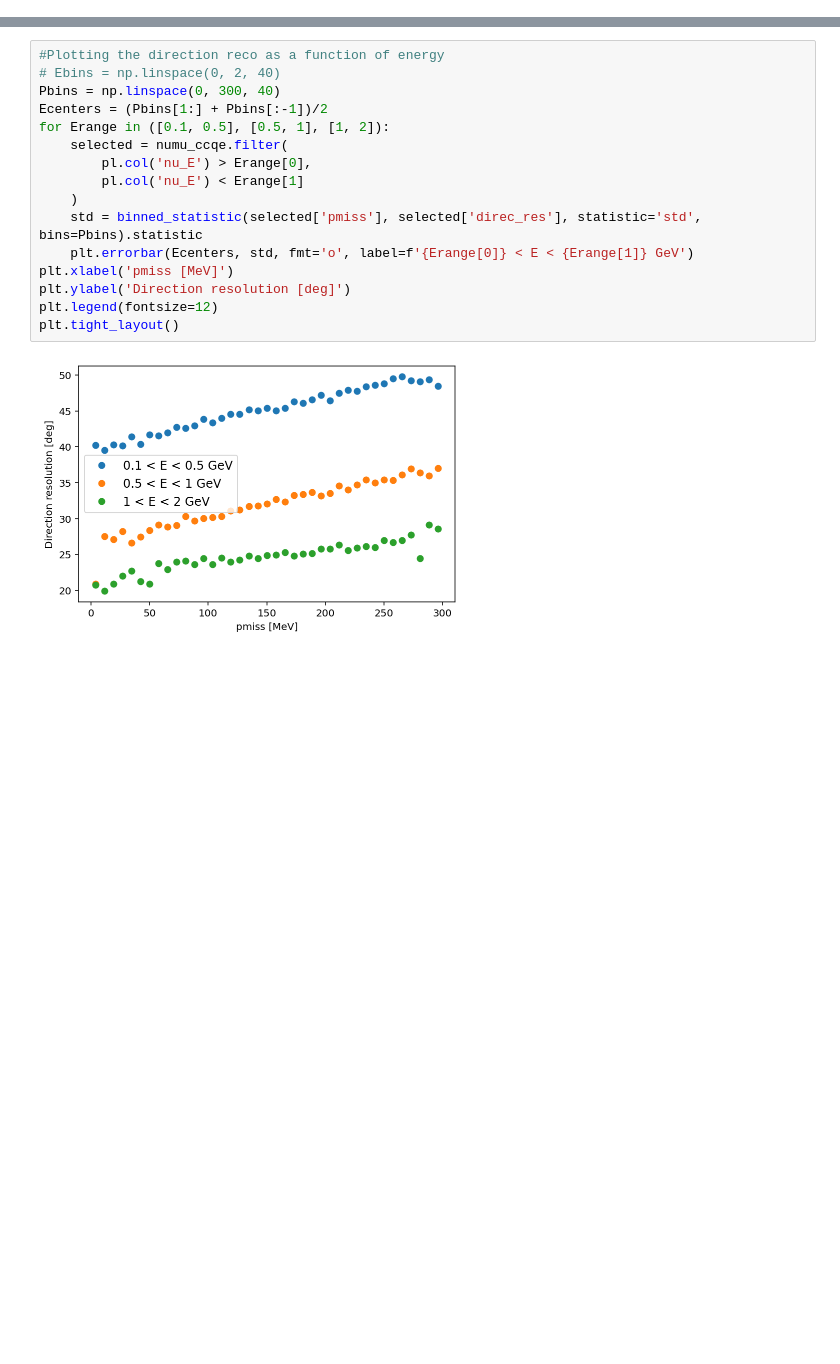
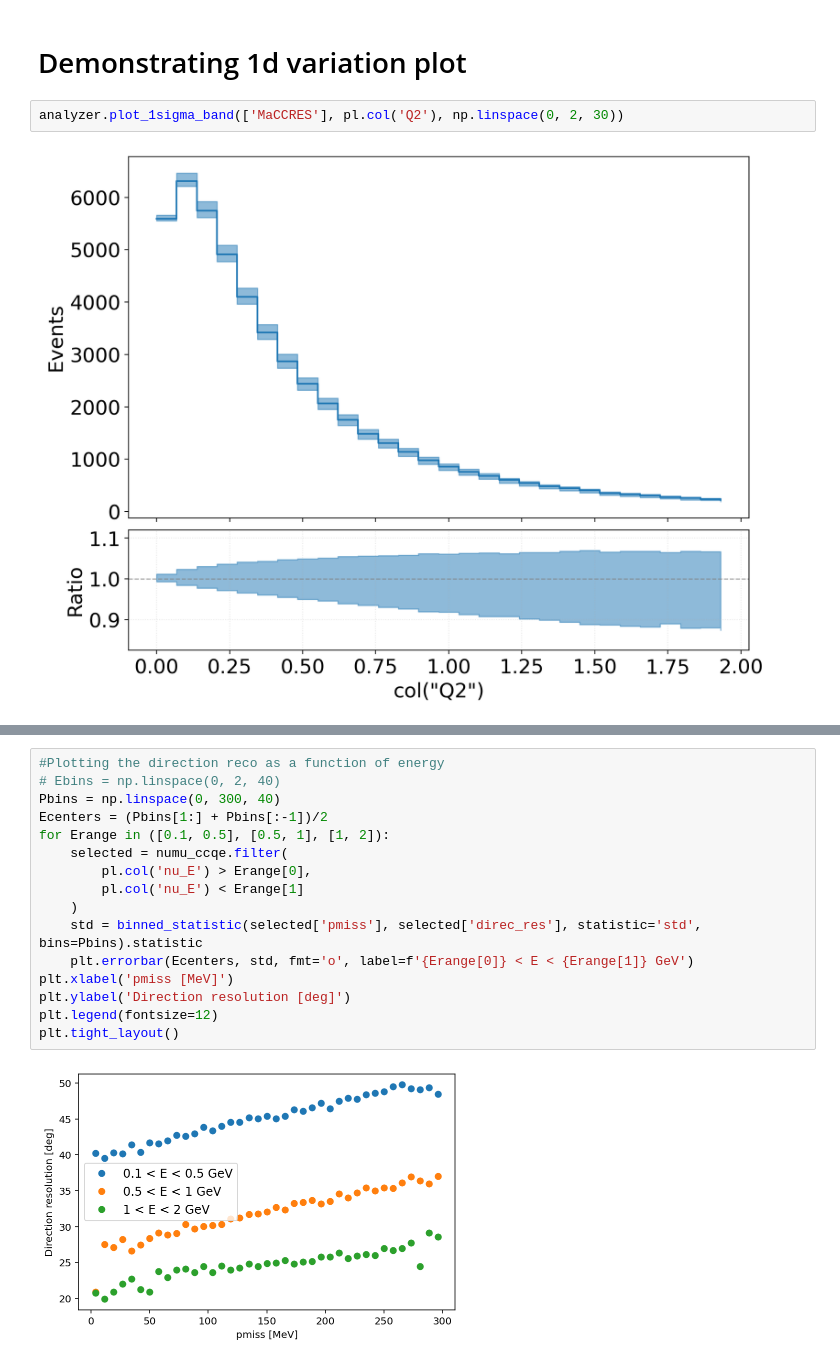
Before and after one commit to DUNE/atmospherics-tools, a Jupyter notebook: xsec_systs_calculation/tools/read_systs.ipynb, the cells around one changed output, grey strips where cells are left out. Saved outputs shown, nothing was run; the diff lists cells and outputs as text; blank space fills up the shorter version.

```diff
--- a/xsec_systs_calculation/tools/read_systs.ipynb
+++ b/xsec_systs_calculation/tools/read_systs.ipynb
@@ -115,0 +130,6 @@ plt.colorbar()
+# %% [markdown]
+# Demonstrating 1d variation plot
+# %%
+analyzer.plot_1sigma_band(['MaCCRES'], pl.col('Q2'), np.linspace(0, 2, 30))
+# %% [output]
+[figure, added]
```
Also changed, not shown: parts of 28 cells of this notebook, 3 other files.
